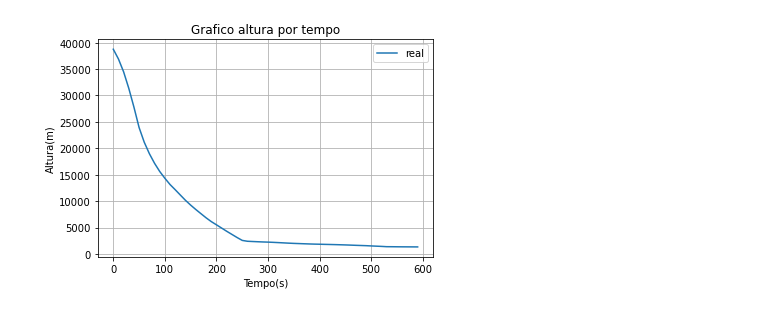
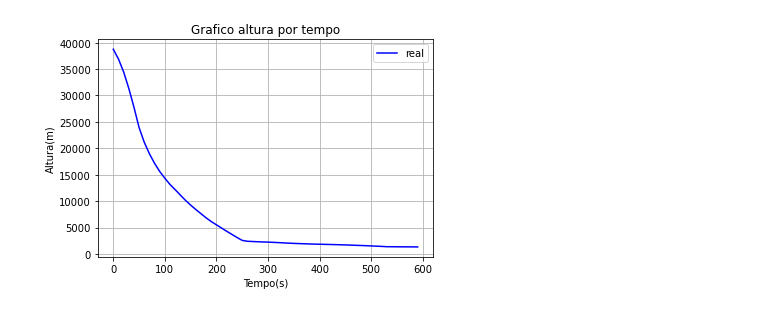
Before and after one commit to BuenoGabs/Projeto-3-Modelos-Mec-nicos-, a Jupyter notebook: p3.ipynb, the cells around one changed output. Drawn from its saved outputs; the diff is of its cells as text; code cells hidden in the pictures.

```diff
--- a/p3.ipynb
+++ b/p3.ipynb
@@ -6,24 +6,24 @@ from matplotlib.pyplot import *
 # %%
 #lista de alturas que a gente pegou no video em pes(ft)
 
 lista_altitude_pes = [127146, 121090, 113116, 102895, 91205, 78518, 69392, 62235, 56281, 51211, 46995, 43110, 39891, 36568, 33269, 30316, 27577, 24984, 22408, 20070, 18079, 16061, 14037, 12113, 10186, 8396, 7867, 7714, 7571, 7435, 7333, 7192, 7034, 6862, 6692, 6543, 6428, 6309, 6194, 6096, 6024, 5936, 5864, 5783, 5689, 5589, 5474, 5346, 5239, 5128, 4966, 4819, 4677, 4495, 4476,4438,4410,4395,4374,4356]
 lista_tempo = [0,10, 20, 30, 40, 50, 60, 70, 80, 90, 100, 110, 120, 130, 140, 150, 160, 170, 180, 190, 200, 210, 220, 230, 240, 250, 260, 270, 280, 290, 300, 310, 320, 330, 340, 350, 360, 370, 380, 390, 400, 410, 420, 430, 440, 450, 460, 470, 480, 490, 500, 510, 520, 530, 540, 550,560,570,580,590]
 lista_alt = []
 
 #codigo para transformar pes em metros
 for j in lista_altitude_pes:
   lista_alt.append(j*0.3048)
 
 #plotar graficos
-plot(lista_tempo,lista_alt,label = 'real')
+plot(lista_tempo,lista_alt,"blue",label = 'real')
 title('Grafico altura por tempo')
 xlabel('Tempo(s)')
 ylabel('Altura(m)')
 legend()
 grid(True)
 show()
 # %% [output]
-[figure, old version]
+[figure, new version]
 # %%
 #lista de velocidades km/hora
 lista_tempo1 = [0,10, 20, 30, 40, 50, 60, 70, 80, 90, 100, 110, 120, 130, 140, 150, 160, 170, 180, 190, 200, 210, 220, 230, 240, 250, 260, 270, 280, 290, 300, 310, 320, 330, 340, 350, 360, 370, 380, 390, 400, 410, 420, 430, 440, 450, 460, 470, 480, 490, 500, 510, 520, 530, 540, 550, 560, 570,580,590]
```
Also changed, not shown: parts of 7 cells of this notebook.
